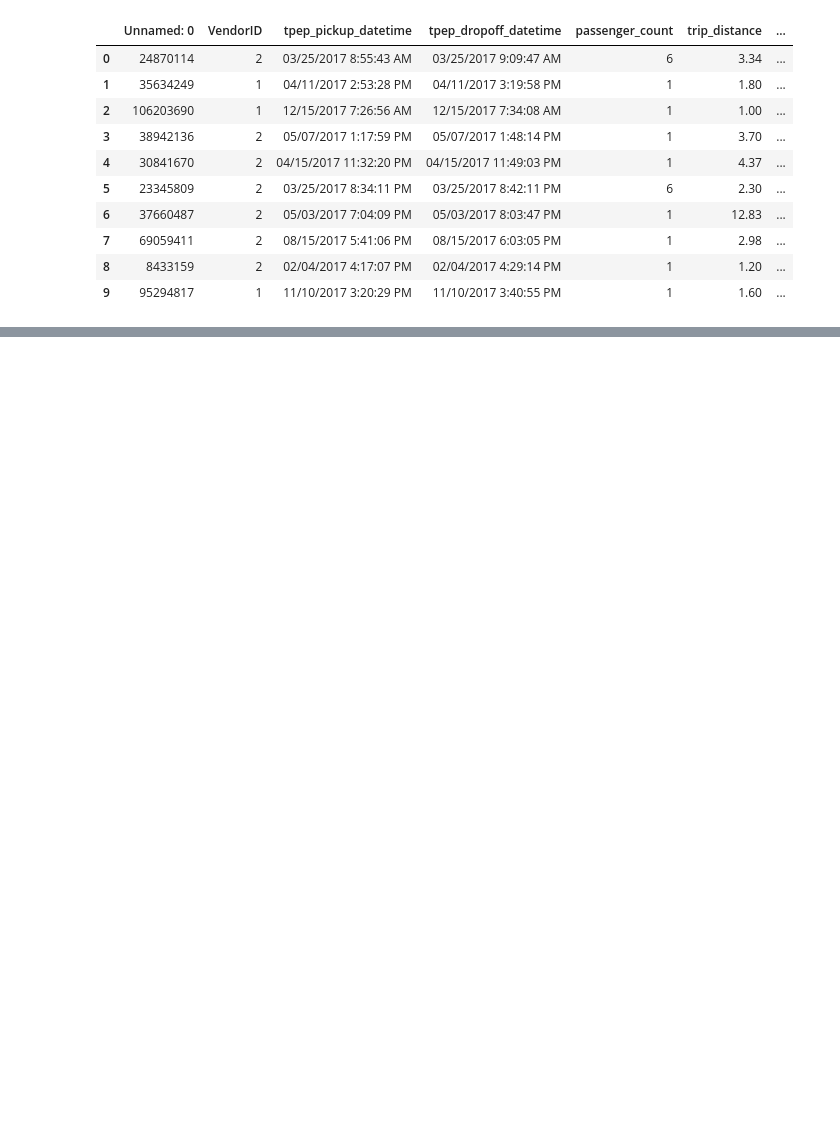
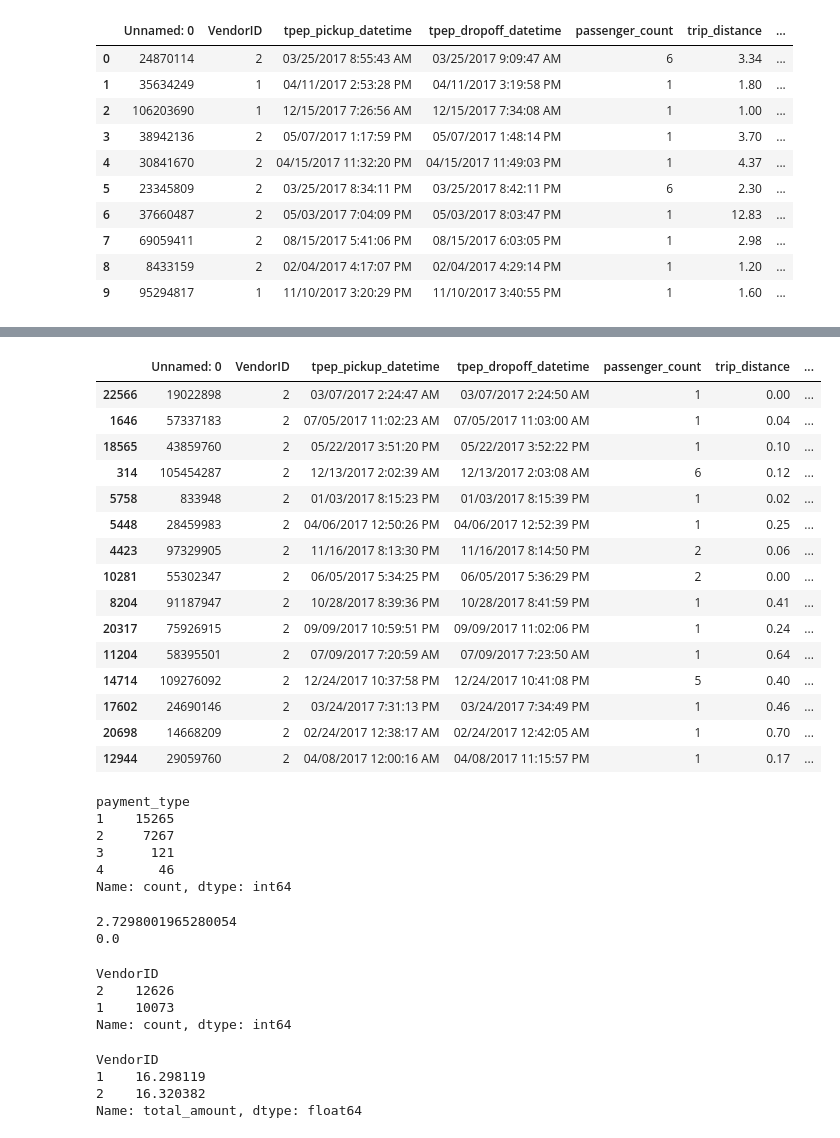
Before and after one commit to muzafferozhan/Taxi_Fare_and_Gratuity_Prediction, a Jupyter notebook: Taxi_Fare_Prediction.ipynb, the cells around one changed output, grey strips where cells are left out. Cells and saved outputs as stored; diff of their text form; code cells hidden in the pictures; blank space fills up the shorter version.

```diff
--- a/Taxi_Fare_Prediction.ipynb
+++ b/Taxi_Fare_Prediction.ipynb
@@ -55,0 +132,58 @@ df.describe()
+# %%
+# In line with our previous observation, we see a total of 14 negative values in total_amount column.
+df_sort_by_total_amount.tail(15)
+# %% [output]
+|  | Unnamed: 0 | VendorID | tpep_pickup_datetime | tpep_dropoff_datetime | passenger_count | trip_distance | ... |
+| 22566 | 19022898 | 2 | 03/07/2017 2:24:47 AM | 03/07/2017 2:24:50 AM | 1 | 0.00 | ... |
+| 1646 | 57337183 | 2 | 07/05/2017 11:02:23 AM | 07/05/2017 11:03:00 AM | 1 | 0.04 | ... |
+| 18565 | 43859760 | 2 | 05/22/2017 3:51:20 PM | 05/22/2017 3:52:22 PM | 1 | 0.10 | ... |
+| 314 | 105454287 | 2 | 12/13/2017 2:02:39 AM | 12/13/2017 2:03:08 AM | 6 | 0.12 | ... |
+| 5758 | 833948 | 2 | 01/03/2017 8:15:23 PM | 01/03/2017 8:15:39 PM | 1 | 0.02 | ... |
+| 5448 | 28459983 | 2 | 04/06/2017 12:50:26 PM | 04/06/2017 12:52:39 PM | 1 | 0.25 | ... |
+| 4423 | 97329905 | 2 | 11/16/2017 8:13:30 PM | 11/16/2017 8:14:50 PM | 2 | 0.06 | ... |
+| 10281 | 55302347 | 2 | 06/05/2017 5:34:25 PM | 06/05/2017 5:36:29 PM | 2 | 0.00 | ... |
+| 8204 | 91187947 | 2 | 10/28/2017 8:39:36 PM | 10/28/2017 8:41:59 PM | 1 | 0.41 | ... |
+| 20317 | 75926915 | 2 | 09/09/2017 10:59:51 PM | 09/09/2017 11:02:06 PM | 1 | 0.24 | ... |
+| 11204 | 58395501 | 2 | 07/09/2017 7:20:59 AM | 07/09/2017 7:23:50 AM | 1 | 0.64 | ... |
+| 14714 | 109276092 | 2 | 12/24/2017 10:37:58 PM | 12/24/2017 10:41:08 PM | 5 | 0.40 | ... |
+| 17602 | 24690146 | 2 | 03/24/2017 7:31:13 PM | 03/24/2017 7:34:49 PM | 1 | 0.46 | ... |
+| 20698 | 14668209 | 2 | 02/24/2017 12:38:17 AM | 02/24/2017 12:42:05 AM | 1 | 0.70 | ... |
+| 12944 | 29059760 | 2 | 04/08/2017 12:00:16 AM | 04/08/2017 11:15:57 PM | 1 | 0.17 | ... |
+# %%
+# Distribution of payment types: (1=Credit Card, 2=Cash)
+df['payment_type'].value_counts()
+# %% [output]
+payment_type
+1    15265
+2     7267
+3      121
+4       46
+Name: count, dtype: int64
+# %%
+#Average tip when the fare is paid with Credit Card
+#Average tip when the fare is paid in Cash
+
+avg_cc_tip= df[df['payment_type']==1]['tip_amount'].mean()
+avg_cash_tip= df[df['payment_type']==2] ['tip_amount'].mean()
+
+print(avg_cc_tip)
+print(avg_cash_tip)
+# %% [output]
+2.7298001965280054
+0.0
+# %%
+#How do the trips distribute accross two vendors and what is the mean total amount for each?
+df['VendorID'].value_counts()
+# %% [output]
+VendorID
+2    12626
+1    10073
+Name: count, dtype: int64
+# %%
+#There is no considerable difference in total amount means across the two vendors.
+df.groupby(['VendorID'])['total_amount'].mean()
+# %% [output]
+VendorID
+1    16.298119
+2    16.320382
+Name: total_amount, dtype: float64
```
Also changed, not shown: parts of 10 cells of this notebook.
